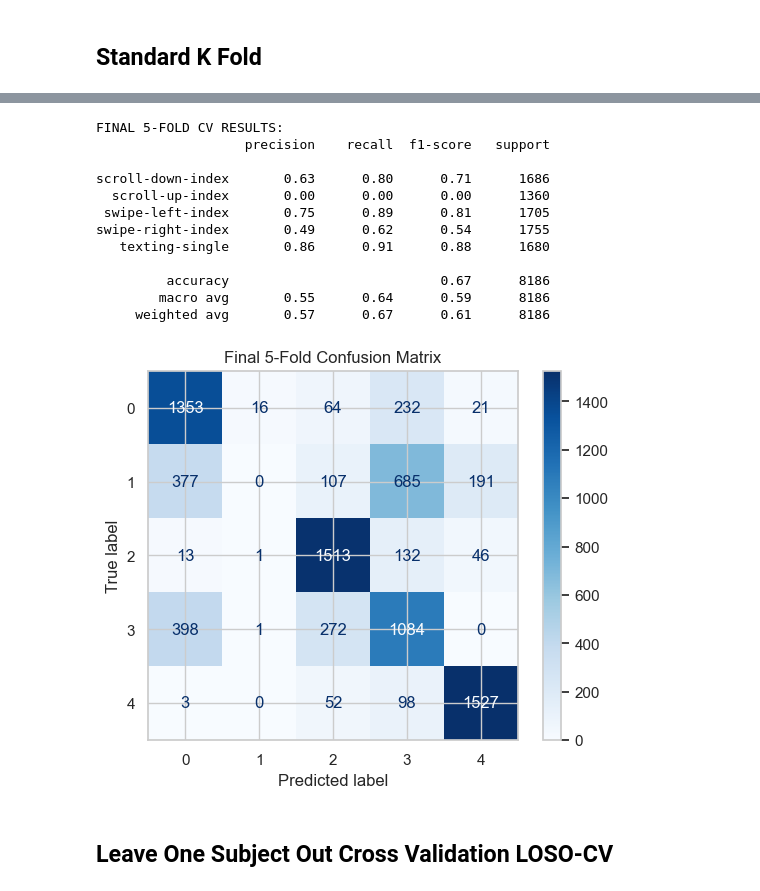
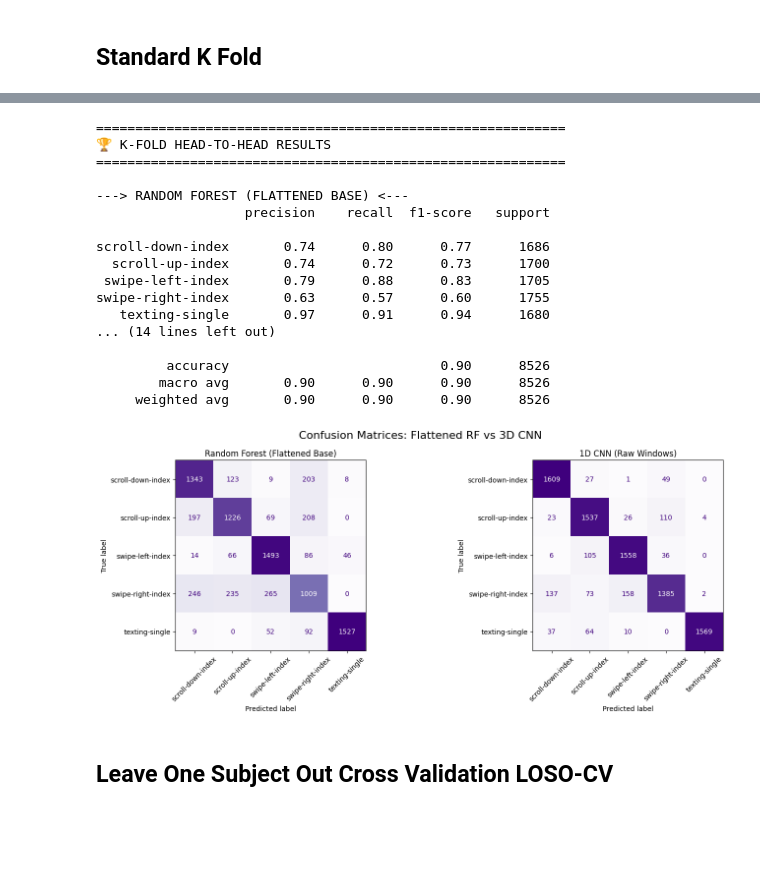
Before and after one commit to nderekk/IoT-Course-AIoT-project, a Jupyter notebook: aiot_project_time_series.ipynb, the cells around one changed output, grey strips where cells are left out. Saved outputs shown, nothing was run; the diff lists cells and outputs as text; code cells hidden in the pictures; blank space fills up the shorter version.

```diff
--- a/aiot_project_time_series.ipynb
+++ b/aiot_project_time_series.ipynb
@@ -125,6 +133,6 @@ def chop_edges_and_concat(results):
     return gestures
 
 
-gestures = chop_edges_and_concat(results)
+# gestures = chop_edges_and_concat(results)
 # print(len(gestures))
 # print(gestures['scroll-up-index'])
@@ -139,13 +138,0 @@ Index(['_id', 'data', 'gesture_id', 'user'], dtype='str')
-# %%
-sampling_rate = 100
-durations = []
-for gesture_id, df in gestures.items():
-    total_samples = len(df)
-    duration_seconds = total_samples / sampling_rate
-    durations.append({'Gesture': gesture_id, 'Duration (s)':
-        duration_seconds})
-
-duration_df = pd.DataFrame(durations)
-print(duration_df)
-
-plot_bar(duration_df, title='Total Collected Time-Length per Gesture Class')
@@ -253,7 +229,7 @@ def scale_gestures(gestures_train, gestures_val):
 # %% [markdown]
 ## We use sliding widnowing to create our samples
 # %%
-def window_and_filter_gestures(cleaned_gestures, ws=500, overlap=100, order=5, wn=0.3, filter_type='lowpass'):
+def window_and_filter_gestures(cleaned_gestures, ws=500, overlap=100, order=5, wn=0.4, filter_type='lowpass'):
     clips_arr = []
     clipped_gestures = {}
     for id, data in cleaned_gestures.items():
@@ -423,30 +490,42 @@ GESTURE_ID: swipe-left-index
 # %%
-# combine all 5 fold results
-final_true = np.concatenate([res['true'] for res in classification_results.values()])
-final_pred = np.concatenate([res['pred'] for res in classification_results.values()])
+print("="*60)
+print("🏆 K-FOLD HEAD-TO-HEAD RESULTS")
+print("="*60)
 
-print("FINAL 5-FOLD CV RESULTS:")
-print(classification_report(final_true, final_pred))
+for model_name, y_pred in all_y_pred.items():
+    print(f"\n---> {model_name.upper()} <---")
+    print(classification_report(all_y_true, y_pred, zero_division=0))
 
-conf_matrix = confusion_matrix(final_true, final_pred)
-disp_rf = ConfusionMatrixDisplay(confusion_matrix=conf_matrix)
-disp_rf.plot(cmap=plt.cm.Blues)
-plt.title("Final 5-Fold Confusion Matrix")
+fig, axes = plt.subplots(1, 2, figsize=(15, 6))
+fig.suptitle('Confusion Matrices: Flattened RF vs 3D CNN', fontsize=16)
+
+for ax, (model_name, y_pred) in zip(axes, all_y_pred.items()):
+    ConfusionMatrixDisplay.from_predictions(
+        all_y_true, y_pred, ax=ax, cmap='Purples', colorbar=False, xticks_rotation=45
+    )
+    ax.set_title(model_name)
+
+plt.tight_layout()
 plt.show()
 # %% [output]
-FINAL 5-FOLD CV RESULTS:
+============================================================
+🏆 K-FOLD HEAD-TO-HEAD RESULTS
+============================================================
+
+---> RANDOM FOREST (FLATTENED BASE) <---
                    precision    recall  f1-score   support
 
-scroll-down-index       0.63      0.80      0.71      1686
-  scroll-up-index       0.00      0.00      0.00      1360
- swipe-left-index       0.75      0.89      0.81      1705
-swipe-right-index       0.49      0.62      0.54      1755
-   texting-single       0.86      0.91      0.88      1680
+scroll-down-index       0.74      0.80      0.77      1686
+  scroll-up-index       0.74      0.72      0.73      1700
+ swipe-left-index       0.79      0.88      0.83      1705
+swipe-right-index       0.63      0.57      0.60      1755
+   texting-single       0.97      0.91      0.94      1680
+... (14 lines left out)
 
-         accuracy                           0.67      8186
-        macro avg       0.55      0.64      0.59      8186
-     weighted avg       0.57      0.67      0.61      8186
+         accuracy                           0.90      8526
+        macro avg       0.90      0.90      0.90      8526
+     weighted avg       0.90      0.90      0.90      8526
-[figure, old version]
+[figure, new version]
 # %% [markdown]
 ## Leave One Subject Out Cross Validation LOSO-CV
 # %%
```
Also changed, not shown: parts of 10 cells of this notebook.
